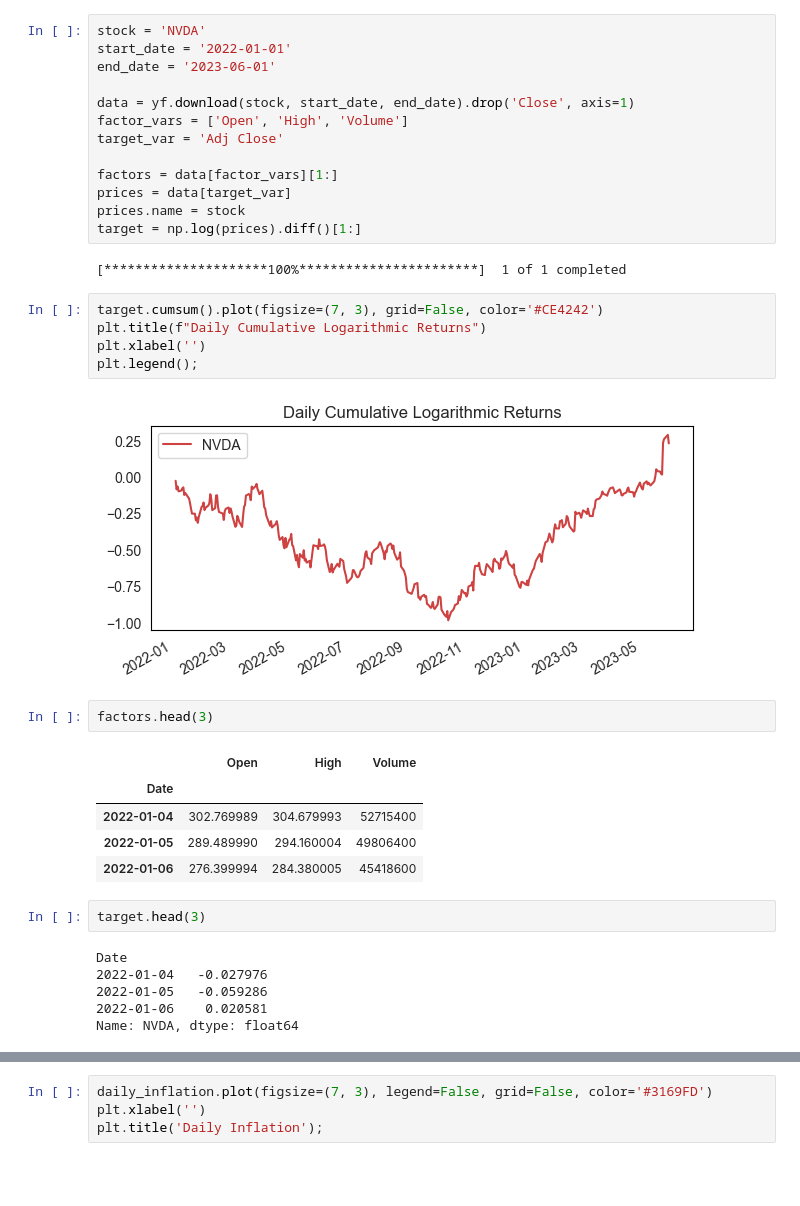
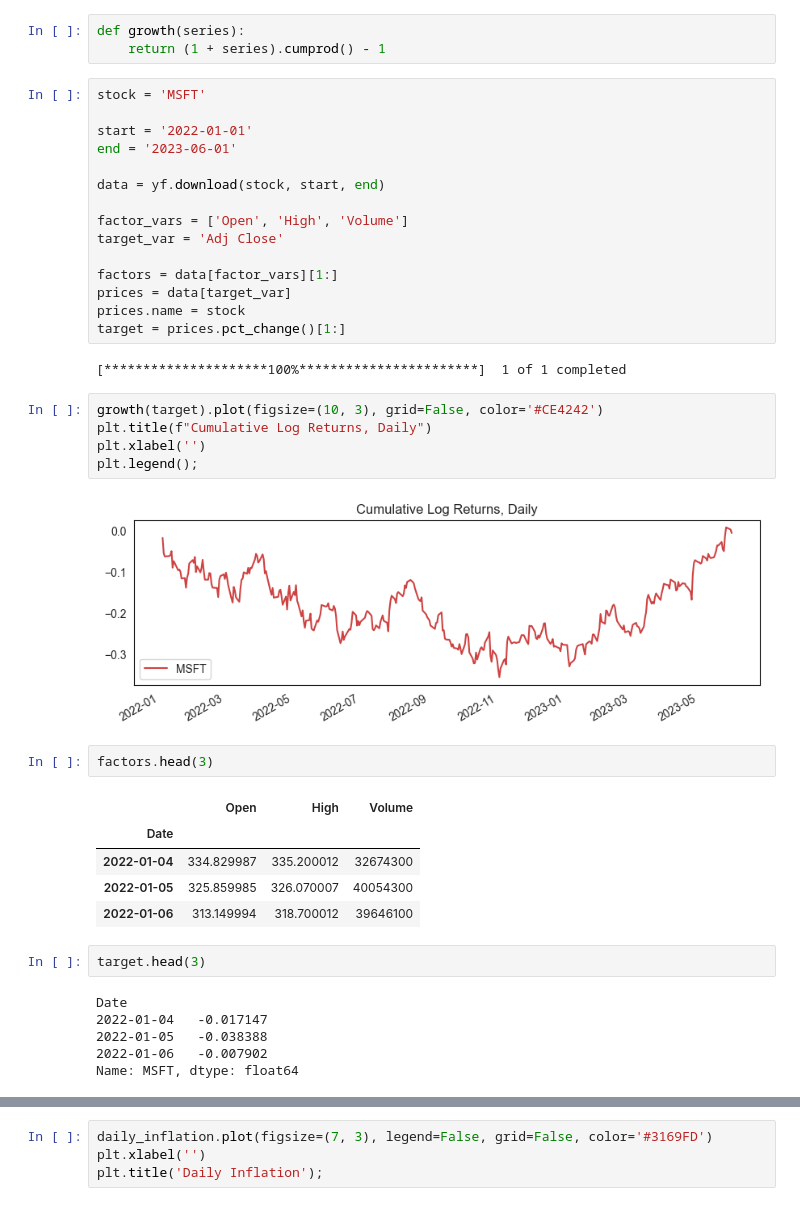
Before and after one commit to aungsias/Forays, a Jupyter notebook: Self/1. Market Movements and Factors - Linear v. Logistic Regression/index.ipynb, the cells around one changed output, grey strips where cells are left out. Saved outputs shown, nothing was run; the diff lists cells and outputs as text; blank space fills up the shorter version.

```diff
--- a/Self/1. Market Movements and Factors - Linear v. Logistic Regression/index.ipynb
+++ b/Self/1. Market Movements and Factors - Linear v. Logistic Regression/index.ipynb
@@ -7,44 +28,49 @@ import seaborn as sns
 
 sns.set_style('whitegrid')
 plt.rcParams['axes.edgecolor'] = 'k'
+# %%
+def growth(series):
+    return (1 + series).cumprod() - 1
 # %%
-stock = 'NVDA'
-start_date = '2022-01-01'
-end_date = '2023-06-01'
+stock = 'MSFT'
 
-data = yf.download(stock, start_date, end_date).drop('Close', axis=1)
+start = '2022-01-01'
+end = '2023-06-01'
+
+data = yf.download(stock, start, end)
+
 factor_vars = ['Open', 'High', 'Volume']
 target_var = 'Adj Close'
 
 factors = data[factor_vars][1:]
 prices = data[target_var]
 prices.name = stock
-target = np.log(prices).diff()[1:]
+target = prices.pct_change()[1:]
 # %% [output]
 [*********************100%***********************]  1 of 1 completed
 # %%
-target.cumsum().plot(figsize=(7, 3), grid=False, color='#CE4242')
-plt.title(f"Daily Cumulative Logarithmic Returns")
+growth(target).plot(figsize=(10, 3), grid=False, color='#CE4242')
+plt.title(f"Cumulative Log Returns, Daily")
 plt.xlabel('')
 plt.legend();
 # %% [output]
-[figure, old version]
+[figure, new version]
 # %%
 factors.head(3)
 # %% [output]
 |  | Open | High | Volume |
 | Date |  |  |  |
-| 2022-01-04 | 302.769989 | 304.679993 | 52715400 |
-| 2022-01-05 | 289.489990 | 294.160004 | 49806400 |
-| 2022-01-06 | 276.399994 | 284.380005 | 45418600 |
+| 2022-01-04 | 334.829987 | 335.200012 | 32674300 |
+| 2022-01-05 | 325.859985 | 326.070007 | 40054300 |
+| 2022-01-06 | 313.149994 | 318.700012 | 39646100 |
 # %%
 target.head(3)
 # %% [output]
 Date
-2022-01-04   -0.027976
-2022-01-05   -0.059286
-2022-01-06    0.020581
-Name: NVDA, dtype: float64
+2022-01-04   -0.017147
+2022-01-05   -0.038388
+2022-01-06   -0.007902
+Name: MSFT, dtype: float64
 # %%
 window = 20
 factors[f'{window}D_MA'] = prices[1:].rolling(window).mean()
```
Also changed, not shown: parts of 33 cells of this notebook, 3 other files.
